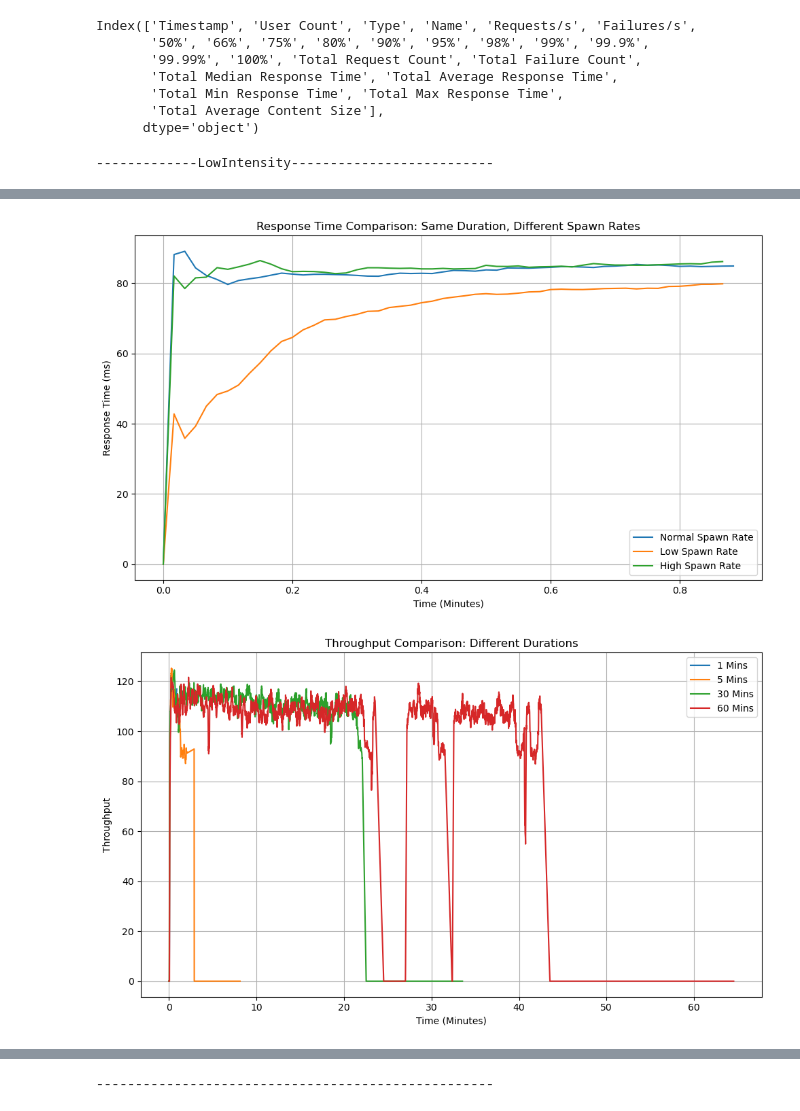
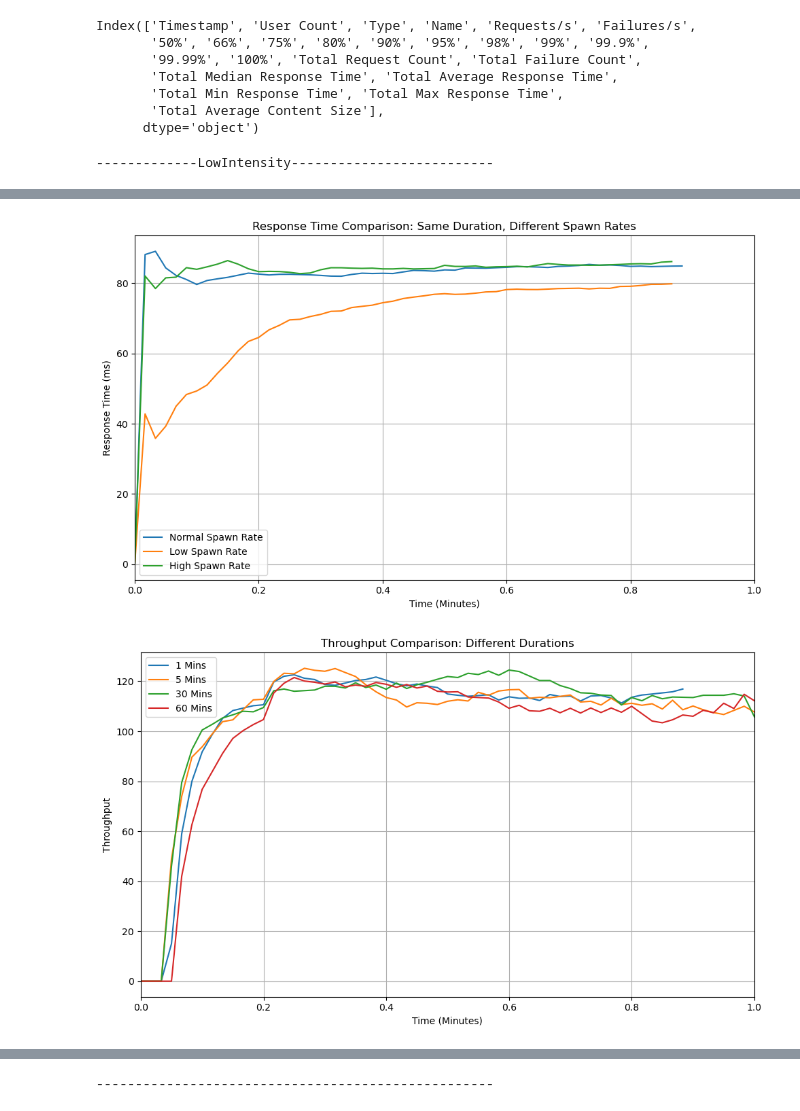
Before and after one commit to zhifanl/SENG533-TeaStore-Evaluation, a Jupyter notebook: locust_data_analysis.ipynb, the cells around one changed output, grey strips where cells are left out. Cells and saved outputs as stored; diff of their text form; code cells hidden in the pictures.

```diff
--- a/locust_data_analysis.ipynb
+++ b/locust_data_analysis.ipynb
@@ -42,20 +42,23 @@ Index(['Timestamp', 'User Count', 'Type', 'Name', 'Requests/s', 'Failures/s',
       dtype='object')
 # %%
 import matplotlib.pyplot as plt
-def plot_data(dfs, labels, y_key, ylabel, title):
+def plot_data(dfs, labels, y_key, ylabel, title, max_duration=60):
     plt.figure(figsize=(10, 6))
     for df, label in zip(dfs, labels):
         # Normalize start time to 0 and convert Unix epoch timestamps to minutes
         start_time = df['Timestamp'].min()
         time_in_minutes = (df['Timestamp'] - start_time) / 60  # Convert seconds to minutes
 
-        plt.plot(time_in_minutes, df[y_key], label=label)
+        # Apply cutoff based on max_duration
+        cutoff_index = time_in_minutes <= max_duration
+        plt.plot(time_in_minutes[cutoff_index], df[y_key][cutoff_index], label=label)
 
     plt.xlabel('Time (Minutes)')
     plt.ylabel(ylabel)
     plt.title(title)
-    plt.legend()
+    plt.legend(loc='best')
     plt.grid(True)
+    plt.xlim(0, max_duration)  # Set x-axis limits to match the cutoff duration
     plt.tight_layout()
     plt.savefig(f'{title.replace(" ", "_").lower()}.png')
     plt.show()
@@ -68,7 +71,8 @@ plot_data(
     ['Normal Spawn Rate', 'Low Spawn Rate', 'High Spawn Rate'],
     'Requests/s',
     'Throughput',
-    'Throughput Comparison: Same Duration, Different Spawn Rates'
+    'Throughput Comparison: Same Duration, Different Spawn Rates',
+    max_duration= 1
 )
 
 plot_data(
@@ -76,10 +80,29 @@ plot_data(
     ['Normal Spawn Rate', 'Low Spawn Rate', 'High Spawn Rate'],
     'Total Average Response Time',
     'Response Time (ms)',
-    'Response Time Comparison: Same Duration, Different Spawn Rates'
+    'Response Time Comparison: Same Duration, Different Spawn Rates',
+    max_duration= 1
 )
 
 # Different durations
+plot_data(
+    [data_frames['low']['short'], data_frames['low']['long_5mins'], data_frames['low']['long_30mins'],  data_frames['low']['long_60mins']],
+    ['1 Mins', '5 Mins', '30 Mins', '60 Mins'],
+    'Requests/s',
+    'Throughput',
+    'Throughput Comparison: Different Durations',
+    max_duration= 1
+)
+
+plot_data(
+    [data_frames['low']['short'], data_frames['low']['long_5mins'], data_frames['low']['long_30mins'],  data_frames['low']['long_60mins']],
+    ['1 Mins', '5 Mins', '30 Mins', '60 Mins'],
+    'Requests/s',
+    'Throughput',
+    'Throughput Comparison: Different Durations',
+    max_duration= 10
+)
+
 plot_data(
     [data_frames['low']['short'], data_frames['low']['long_5mins'], data_frames['low']['long_30mins'],  data_frames['low']['long_60mins']],
     ['1 Mins', '5 Mins', '30 Mins', '60 Mins'],
@@ -93,6 +116,24 @@ plot_data(
     ['1 Mins', '5 Mins', '30 Mins', '60 Mins'],
     'Total Average Response Time',
     'Response Time (ms)',
+    'Response Time Comparison: Different Durations',
+    max_duration= 1
+)
+
+plot_data(
+    [data_frames['low']['short'], data_frames['low']['long_5mins'], data_frames['low']['long_30mins'],  data_frames['low']['long_60mins']],
+    ['1 Mins', '5 Mins', '30 Mins', '60 Mins'],
+    'Total Average Response Time',
+    'Response Time (ms)',
+    'Response Time Comparison: Different Durations',
+    max_duration= 10
+)
+
+plot_data(
+    [data_frames['low']['short'], data_frames['low']['long_5mins'], data_frames['low']['long_30mins'],  data_frames['low']['long_60mins']],
+    ['1 Mins', '5 Mins', '30 Mins', '60 Mins'],
+    'Total Average Response Time',
+    'Response Time (ms)',
     'Response Time Comparison: Different Durations'
 )
 
@@ -103,2 +144,2 @@ print("---------------------------------------------------")
-[figure, old version]
+[figure, new version]
-[figure, old version]
+[figure, new version]
```
Also changed, not shown: parts of 3 cells of this notebook, 4 other files.
